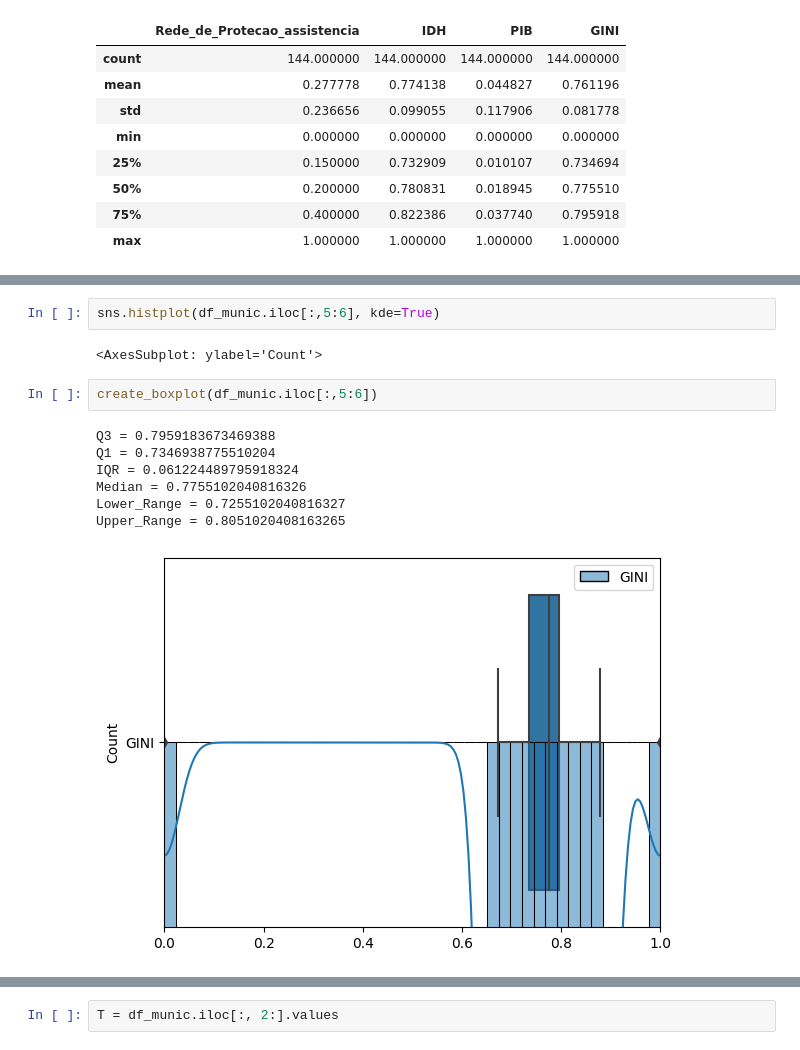
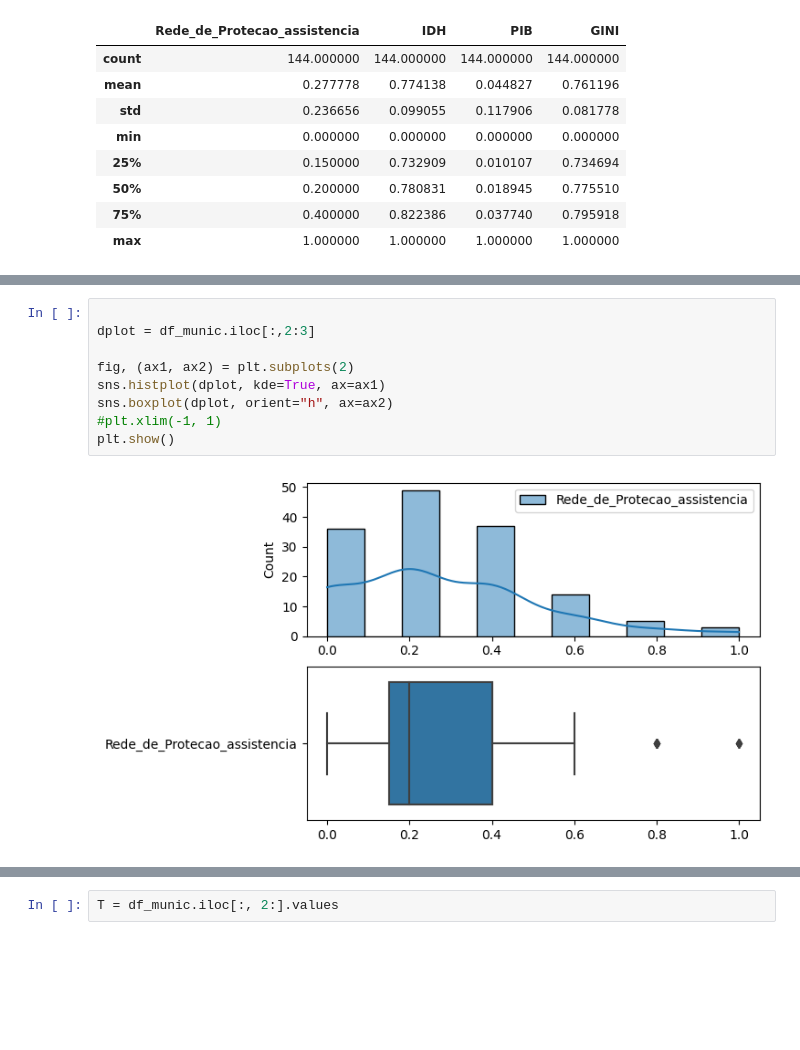
Before and after one commit to jlucioDev/woman_victims_v2, a Jupyter notebook: main.ipynb, the cells around one changed output, grey strips where cells are left out. Drawn from its saved outputs; the diff is of its cells as text; blank space fills up the shorter version.

```diff
--- a/main.ipynb
+++ b/main.ipynb
@@ -260,14 +212,11 @@ Upper_Range = 0.04188519702377004
-# %%
-sns.histplot(df_munic.iloc[:,5:6], kde=True)
-# %% [output]
-<AxesSubplot: ylabel='Count'>
-# %%
-create_boxplot(df_munic.iloc[:,5:6])
-# %% [output]
-Q3 = 0.7959183673469388
-Q1 = 0.7346938775510204
-IQR = 0.061224489795918324
-Median = 0.7755102040816326
-Lower_Range = 0.7255102040816327
-Upper_Range = 0.8051020408163265
-[figure, removed]
+# %%
+
+dplot = df_munic.iloc[:,2:3]
+
+fig, (ax1, ax2) = plt.subplots(2)
+sns.histplot(dplot, kde=True, ax=ax1)
+sns.boxplot(dplot, orient="h", ax=ax2)
+#plt.xlim(-1, 1)
+plt.show()
+# %% [output]
+[figure, added]
```
Also changed, not shown: parts of 13 cells of this notebook.
